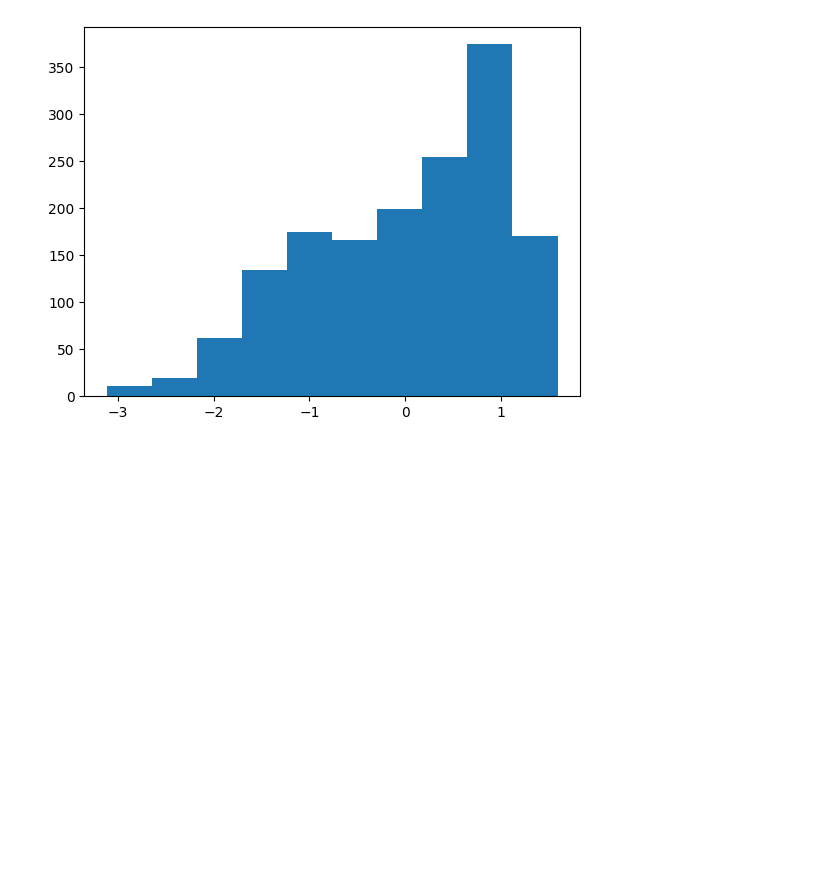
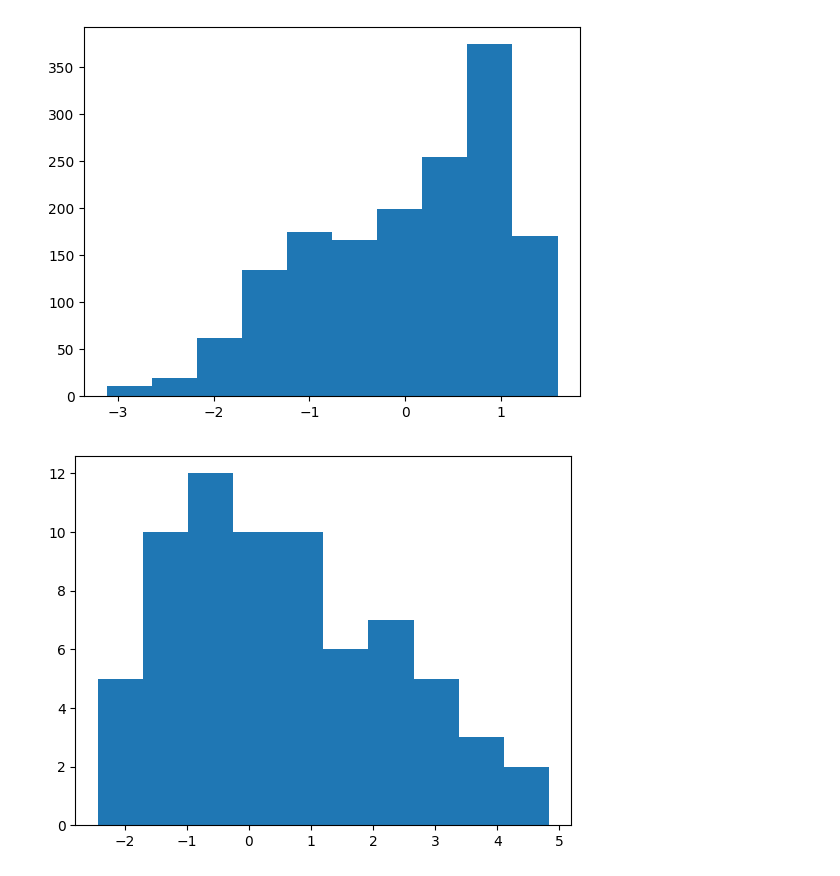
Before and after one commit to ersilia-os/ai2050-mtb-penetration, a Jupyter notebook: notebooks/00_data_processing.ipynb, the cells around one changed output. Drawn from its saved outputs; the diff is of its cells as text; code cells hidden in the pictures; blank space fills up the shorter version.

```diff
--- a/notebooks/00_data_processing.ipynb
+++ b/notebooks/00_data_processing.ipynb
@@ -125,3 +132,14 @@ dict_keys(['1200', '380', '40'])
 702 862 0.814385150812065
 688 876 0.7853881278538812
 [figure]
+# %%
+df = pd.read_csv(os.path.join(datapath, "raw", "valitalo2016.csv"))
+res_cols = [c for c in df.columns if "log_epr" in c]
+median = df[res_cols].apply(np.nanmedian, axis=1)
+df["log_epr"] = median
+plt.hist(df["log_epr"])
+df["bin"]=[1 if x >= 1 else 0 for x in df["log_epr"].tolist()]
+df["st_smiles"]=standardise_smiles(df["smiles"].tolist())
+df[["st_smiles", "bin"]].to_csv(os.path.join(datapath, "processed", "valitalo2016.csv"), index=False)
+# %% [output]
+[figure, added]
```
Also changed, not shown: parts of 1 cell of this notebook, 39 other files.
